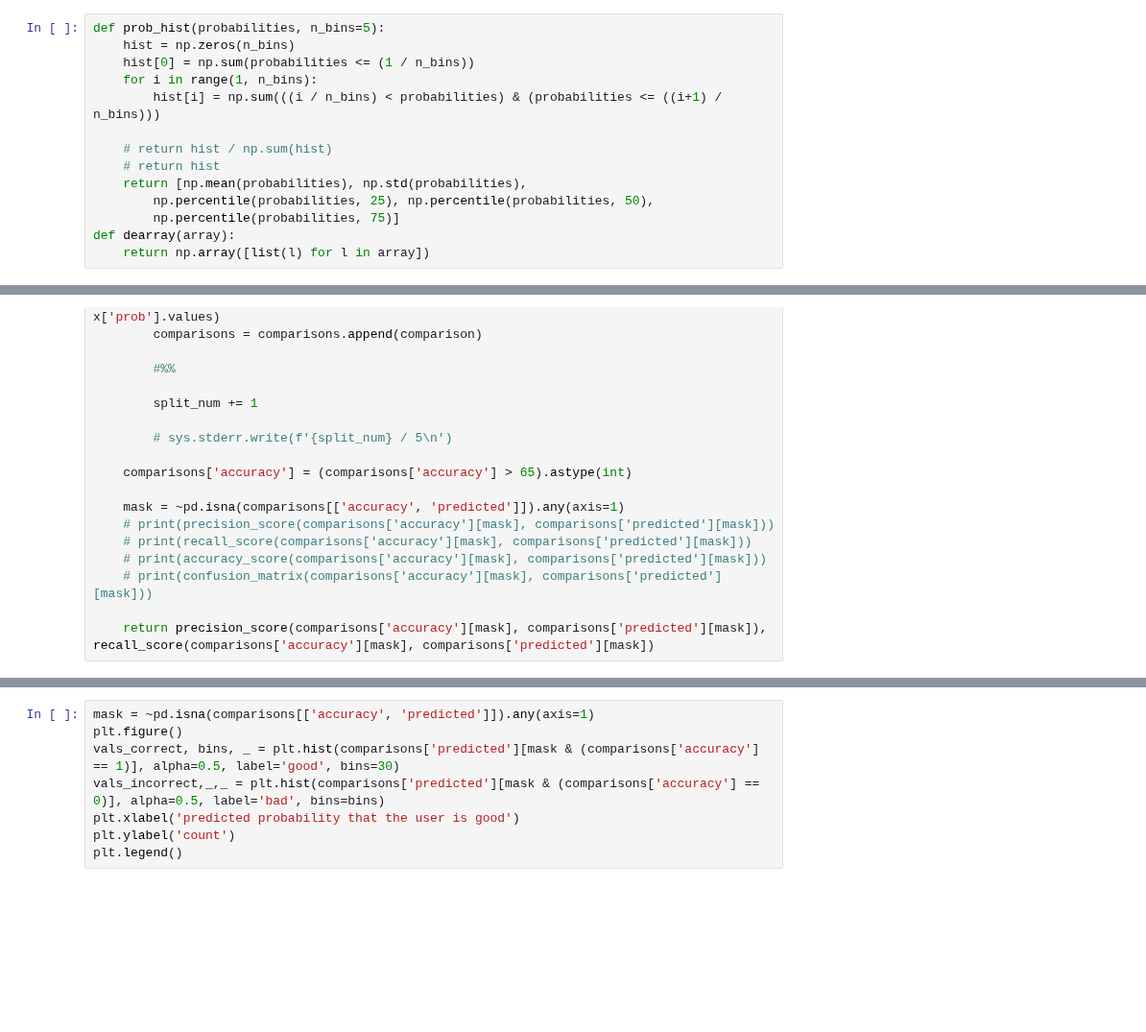
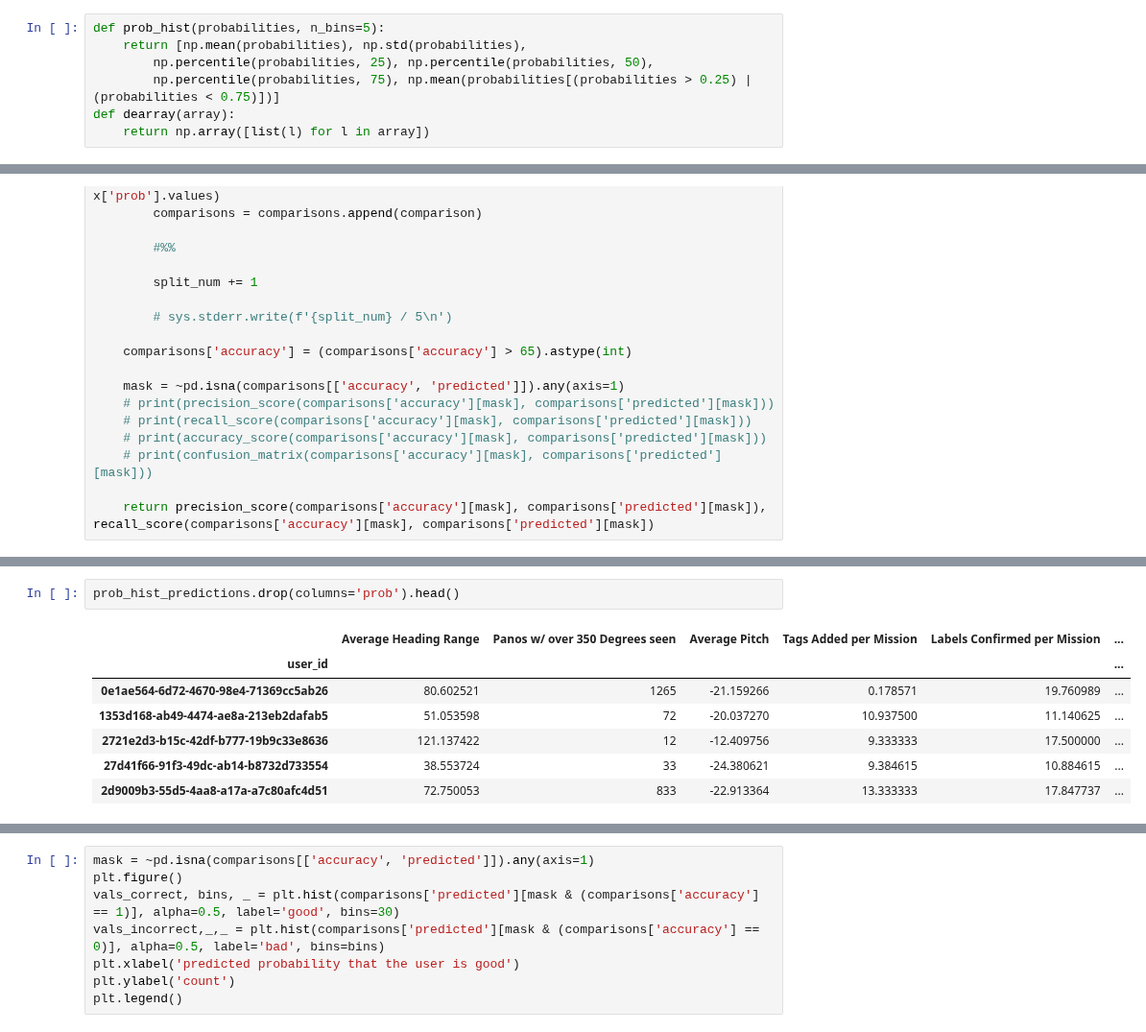
Before and after one commit to ProjectSidewalk/sidewalk-quality-analysis, a Jupyter notebook: sidewalk-user-quality-analysis-neil.ipynb, the cells around one changed output, grey strips where cells are left out. Shown at 96% size. Drawn from its saved outputs; the diff is of its cells as text; blank space fills up the shorter version.

```diff
--- a/sidewalk-user-quality-analysis-neil.ipynb
+++ b/sidewalk-user-quality-analysis-neil.ipynb
@@ -206,16 +210,9 @@ fig.tight_layout()
  # Classification
 # %%
 def prob_hist(probabilities, n_bins=5):
-    hist = np.zeros(n_bins)
-    hist[0] = np.sum(probabilities <= (1 / n_bins))
-    for i in range(1, n_bins):
-        hist[i] = np.sum(((i / n_bins) < probabilities) & (probabilities <= ((i+1) / n_bins)))
-
-    # return hist / np.sum(hist)
-    # return hist
     return [np.mean(probabilities), np.std(probabilities),
         np.percentile(probabilities, 25), np.percentile(probabilities, 50),
-        np.percentile(probabilities, 75)]
+        np.percentile(probabilities, 75), np.mean(probabilities[(probabilities > 0.25) | (probabilities < 0.75)])]
 def dearray(array):
     return np.array([list(l) for l in array])
 # %% [markdown]
@@ -470 +517,11 @@ rfe_accuracy_mask = rfecv.support_
+# %%
+prob_hist_predictions.drop(columns='prob').head()
+# %% [output]
+|  | Average Heading Range | Panos w/ over 350 Degrees seen | Average Pitch | Tags Added per Mission | Labels Confirmed per Mission | ... |
+| user_id |  |  |  |  |  | ... |
+| 0e1ae564-6d72-4670-98e4-71369cc5ab26 | 80.602521 | 1265 | -21.159266 | 0.178571 | 19.760989 | ... |
+| 1353d168-ab49-4474-ae8a-213eb2dafab5 | 51.053598 | 72 | -20.037270 | 10.937500 | 11.140625 | ... |
+| 2721e2d3-b15c-42df-b777-19b9c33e8636 | 121.137422 | 12 | -12.409756 | 9.333333 | 17.500000 | ... |
+| 27d41f66-91f3-49dc-ab14-b8732d733554 | 38.553724 | 33 | -24.380621 | 9.384615 | 10.884615 | ... |
+| 2d9009b3-55d5-4aa8-a17a-a7c80afc4d51 | 72.750053 | 833 | -22.913364 | 13.333333 | 17.847737 | ... |
 # %%
```
Also changed, not shown: parts of 29 cells of this notebook.
